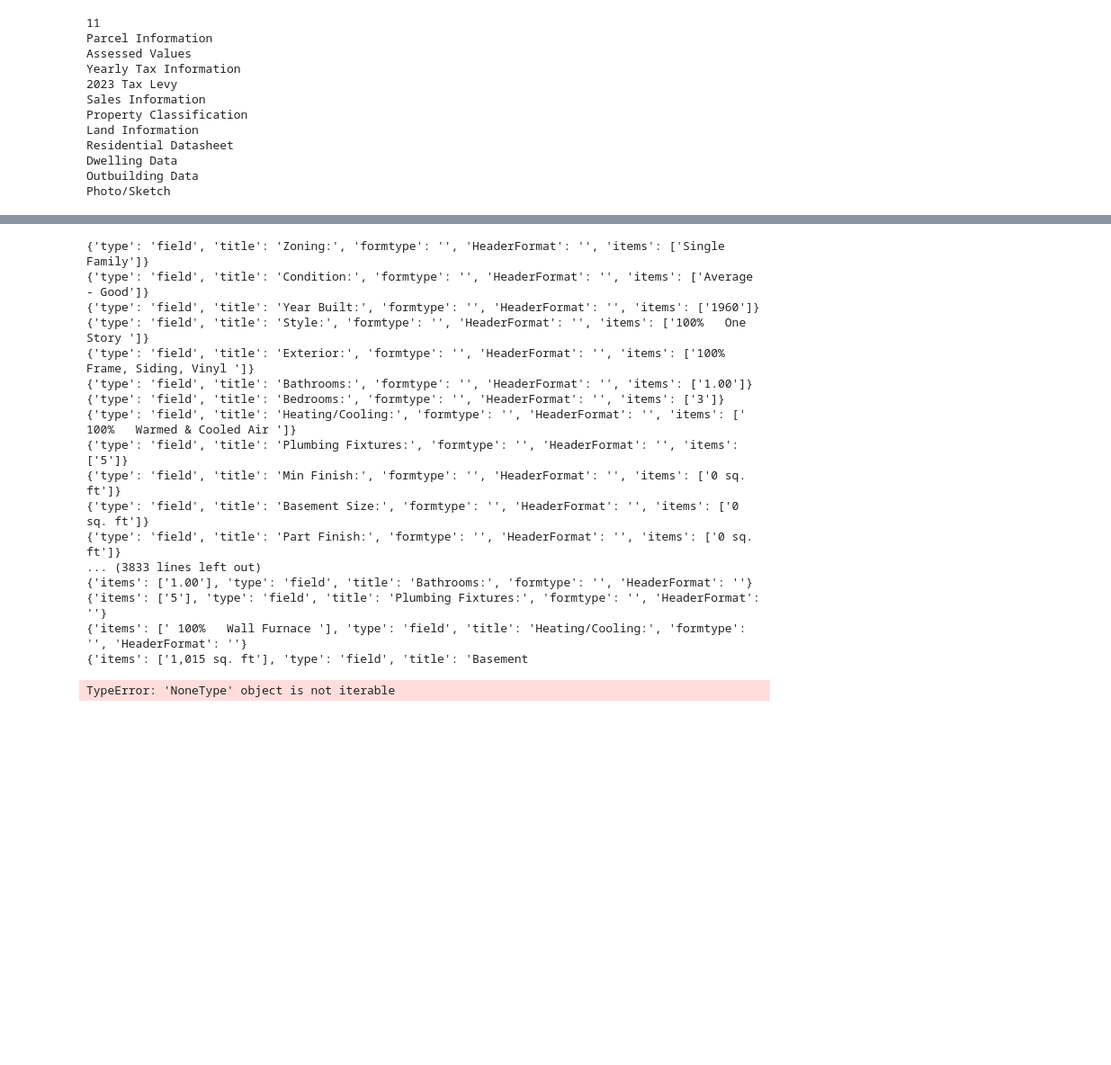
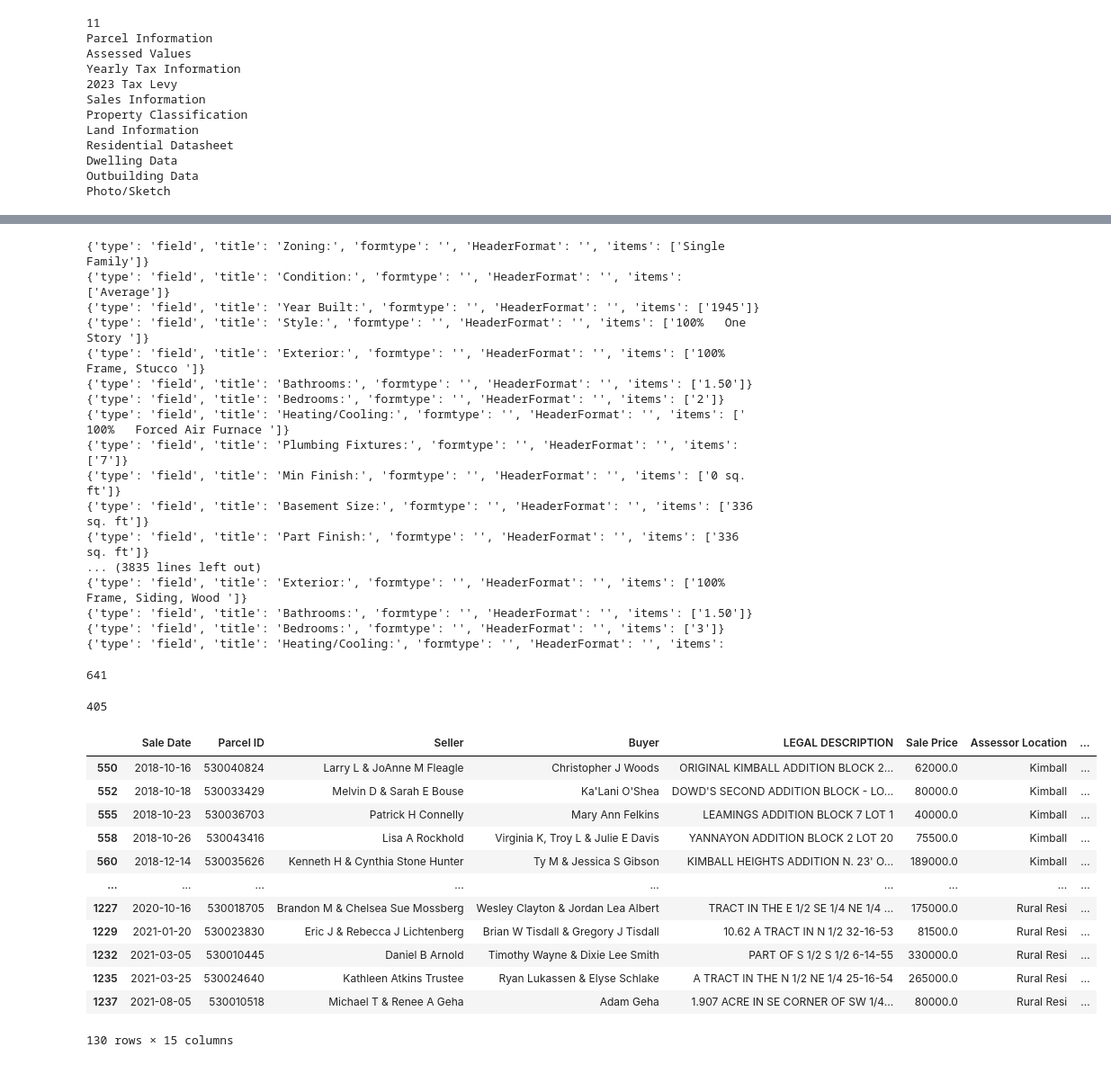
Before and after one commit to LincolnBrownBellevue/DSC550, a Jupyter notebook: TermProject/DSC550_TermProject_HouseSales_LincolnBrown.ipynb, the cells around one changed output, grey strips where cells are left out. Shown at 90% size. Drawn from its saved outputs; the diff is of its cells as text; code cells hidden in the pictures; blank space fills up the shorter version.

```diff
--- a/TermProject/DSC550_TermProject_HouseSales_LincolnBrown.ipynb
+++ b/TermProject/DSC550_TermProject_HouseSales_LincolnBrown.ipynb
@@ -933,24 +937,56 @@ get_parcel_info(sales_pids[0])
 # %%
 df = pd.DataFrame(columns = ['pid', 'assessed_value', 'year', 'size', 'condition', 'num_bathrooms', 'num_bedroom'])
 for pid in sales_pids:
-    row = get_parcel_info(pid)
-    df.loc[len(df)] = row
+    try:
+        row = get_parcel_info(pid)
+        df.loc[len(df)] = row
+    except Exception as e:
+        print(e)
 # %% [output]
 {'type': 'field', 'title': 'Zoning:', 'formtype': '', 'HeaderFormat': '', 'items': ['Single Family']}
-{'type': 'field', 'title': 'Condition:', 'formtype': '', 'HeaderFormat': '', 'items': ['Average - Good']}
-{'type': 'field', 'title': 'Year Built:', 'formtype': '', 'HeaderFormat': '', 'items': ['1960']}
+{'type': 'field', 'title': 'Condition:', 'formtype': '', 'HeaderFormat': '', 'items': ['Average']}
+{'type': 'field', 'title': 'Year Built:', 'formtype': '', 'HeaderFormat': '', 'items': ['1945']}
 {'type': 'field', 'title': 'Style:', 'formtype': '', 'HeaderFormat': '', 'items': ['100%   One Story ']}
-{'type': 'field', 'title': 'Exterior:', 'formtype': '', 'HeaderFormat': '', 'items': ['100%   Frame, Siding, Vinyl ']}
-{'type': 'field', 'title': 'Bathrooms:', 'formtype': '', 'HeaderFormat': '', 'items': ['1.00']}
+{'type': 'field', 'title': 'Exterior:', 'formtype': '', 'HeaderFormat': '', 'items': ['100%   Frame, Stucco ']}
+{'type': 'field', 'title': 'Bathrooms:', 'formtype': '', 'HeaderFormat': '', 'items': ['1.50']}
+{'type': 'field', 'title': 'Bedrooms:', 'formtype': '', 'HeaderFormat': '', 'items': ['2']}
+{'type': 'field', 'title': 'Heating/Cooling:', 'formtype': '', 'HeaderFormat': '', 'items': [' 100%   Forced Air Furnace ']}
+{'type': 'field', 'title': 'Plumbing Fixtures:', 'formtype': '', 'HeaderFormat': '', 'items': ['7']}
+{'type': 'field', 'title': 'Min Finish:', 'formtype': '', 'HeaderFormat': '', 'items': ['0 sq. ft']}
+{'type': 'field', 'title': 'Basement Size:', 'formtype': '', 'HeaderFormat': '', 'items': ['336 sq. ft']}
+{'type': 'field', 'title': 'Part Finish:', 'formtype': '', 'HeaderFormat': '', 'items': ['336 sq. ft']}
+... (3835 lines left out)
+{'type': 'field', 'title': 'Exterior:', 'formtype': '', 'HeaderFormat': '', 'items': ['100%   Frame, Siding, Wood ']}
+{'type': 'field', 'title': 'Bathrooms:', 'formtype': '', 'HeaderFormat': '', 'items': ['1.50']}
 {'type': 'field', 'title': 'Bedrooms:', 'formtype': '', 'HeaderFormat': '', 'items': ['3']}
-{'type': 'field', 'title': 'Heating/Cooling:', 'formtype': '', 'HeaderFormat': '', 'items': [' 100%   Warmed & Cooled Air ']}
-{'type': 'field', 'title': 'Plumbing Fixtures:', 'formtype': '', 'HeaderFormat': '', 'items': ['5']}
-{'type': 'field', 'title': 'Min Finish:', 'formtype': '', 'HeaderFormat': '', 'items': ['0 sq. ft']}
-{'type': 'field', 'title': 'Basement Size:', 'formtype': '', 'HeaderFormat': '', 'items': ['0 sq. ft']}
-{'type': 'field', 'title': 'Part Finish:', 'formtype': '', 'HeaderFormat': '', 'items': ['0 sq. ft']}
-... (3833 lines left out)
-{'items': ['1.00'], 'type': 'field', 'title': 'Bathrooms:', 'formtype': '', 'HeaderFormat': ''}
-{'items': ['5'], 'type': 'field', 'title': 'Plumbing Fixtures:', 'formtype': '', 'HeaderFormat': ''}
-{'items': [' 100%   Wall Furnace '], 'type': 'field', 'title': 'Heating/Cooling:', 'formtype': '', 'HeaderFormat': ''}
-{'items': ['1,015 sq. ft'], 'type': 'field', 'title': 'Basement
+{'type': 'field', 'title': 'Heating/Cooling:', 'formtype': '', 'HeaderFormat': '', 'items':
-TypeError: 'NoneType' object is not iterable
+# %%
+df = df[df.duplicated("pid", keep=False)]
+# %%
+sales_df = sales_df.drop_duplicates()
+len(sales_df)
+# %% [output]
+641
+# %%
+len(df)
+# %% [output]
+405
+# %%
+test_df = pd.merge(sales_df, df, left_on="Parcel ID", right_on="pid", how='left')
+# %%
+test_dupes = test_df[test_df.duplicated(['Sale Date', 'Parcel ID'])]
+test_dupes
+# %% [output]
+|  | Sale Date | Parcel ID | Seller | Buyer | LEGAL DESCRIPTION | Sale Price | Assessor Location | ... |
+| 550 | 2018-10-16 | 530040824 | Larry L & JoAnne M Fleagle | Christopher J Woods | ORIGINAL KIMBALL ADDITION BLOCK 2... | 62000.0 | Kimball | ... |
+| 552 | 2018-10-18 | 530033429 | Melvin D & Sarah E Bouse | Ka'Lani O'Shea | DOWD'S SECOND ADDITION BLOCK - LO... | 80000.0 | Kimball | ... |
+| 555 | 2018-10-23 | 530036703 | Patrick H Connelly | Mary Ann Felkins | LEAMINGS ADDITION BLOCK 7 LOT 1 | 40000.0 | Kimball | ... |
+| 558 | 2018-10-26 | 530043416 | Lisa A Rockhold | Virginia K, Troy L & Julie E Davis | YANNAYON ADDITION BLOCK 2 LOT 20 | 75500.0 | Kimball | ... |
+| 560 | 2018-12-14 | 530035626 | Kenneth H & Cynthia Stone Hunter | Ty M & Jessica S Gibson | KIMBALL HEIGHTS ADDITION N. 23' O... | 189000.0 | Kimball | ... |
+| ... | ... | ... | ... | ... | ... | ... | ... | ... |
+| 1227 | 2020-10-16 | 530018705 | Brandon M & Chelsea Sue Mossberg | Wesley Clayton & Jordan Lea Albert | TRACT IN THE E 1/2 SE 1/4 NE 1/4 ... | 175000.0 | Rural Resi | ... |
+| 1229 | 2021-01-20 | 530023830 | Eric J & Rebecca J Lichtenberg | Brian W Tisdall & Gregory J Tisdall | 10.62 A TRACT IN N 1/2 32-16-53 | 81500.0 | Rural Resi | ... |
+| 1232 | 2021-03-05 | 530010445 | Daniel B Arnold | Timothy Wayne & Dixie Lee Smith | PART OF S 1/2 S 1/2 6-14-55 | 330000.0 | Rural Resi | ... |
+| 1235 | 2021-03-25 | 530024640 | Kathleen Atkins Trustee | Ryan Lukassen & Elyse Schlake | A TRACT IN THE N 1/2 NE 1/4 25-16-54 | 265000.0 | Rural Resi | ... |
+| 1237 | 2021-08-05 | 530010518 | Michael T & Renee A Geha | Adam Geha | 1.907 ACRE IN SE CORNER OF SW 1/4... | 80000.0 | Rural Resi | ... |
+130 rows × 15 columns
```
Also changed, not shown: parts of 21 cells of this notebook.
